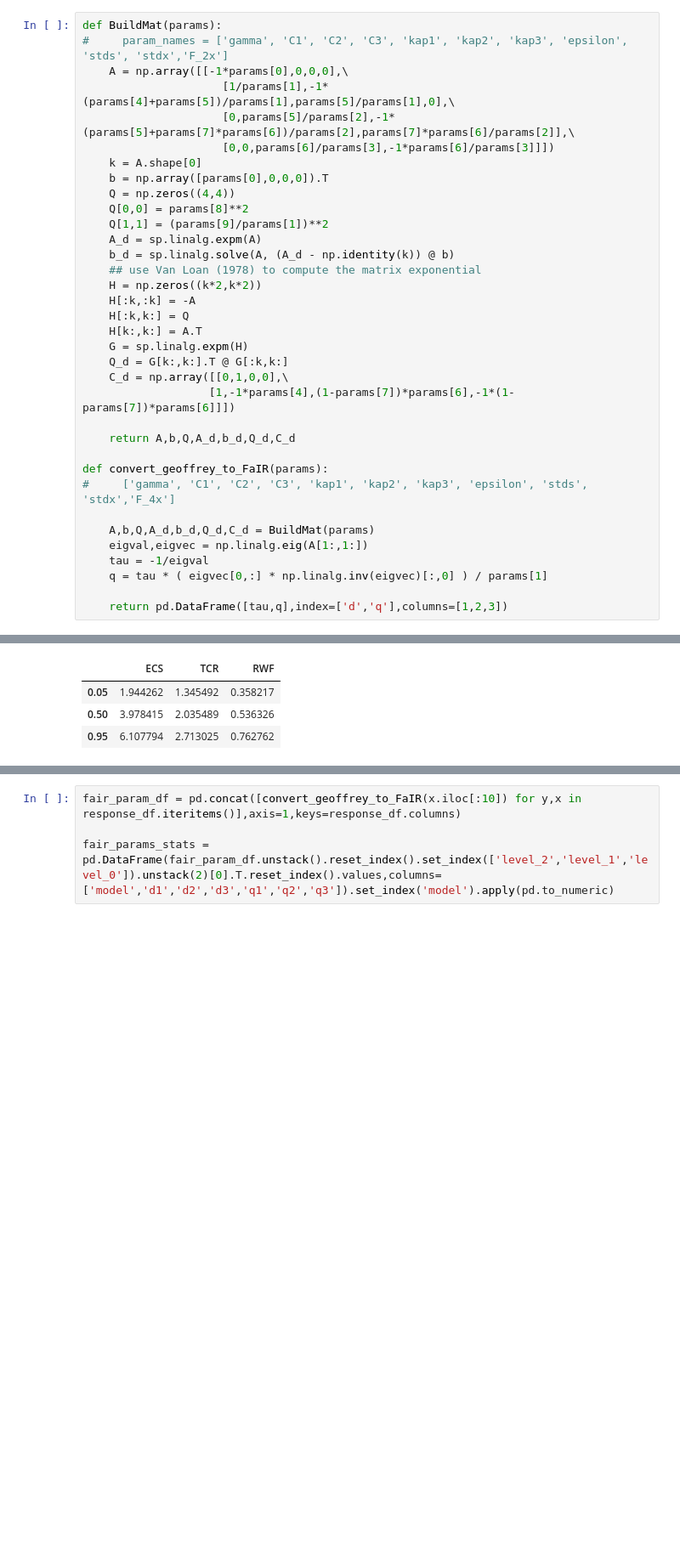
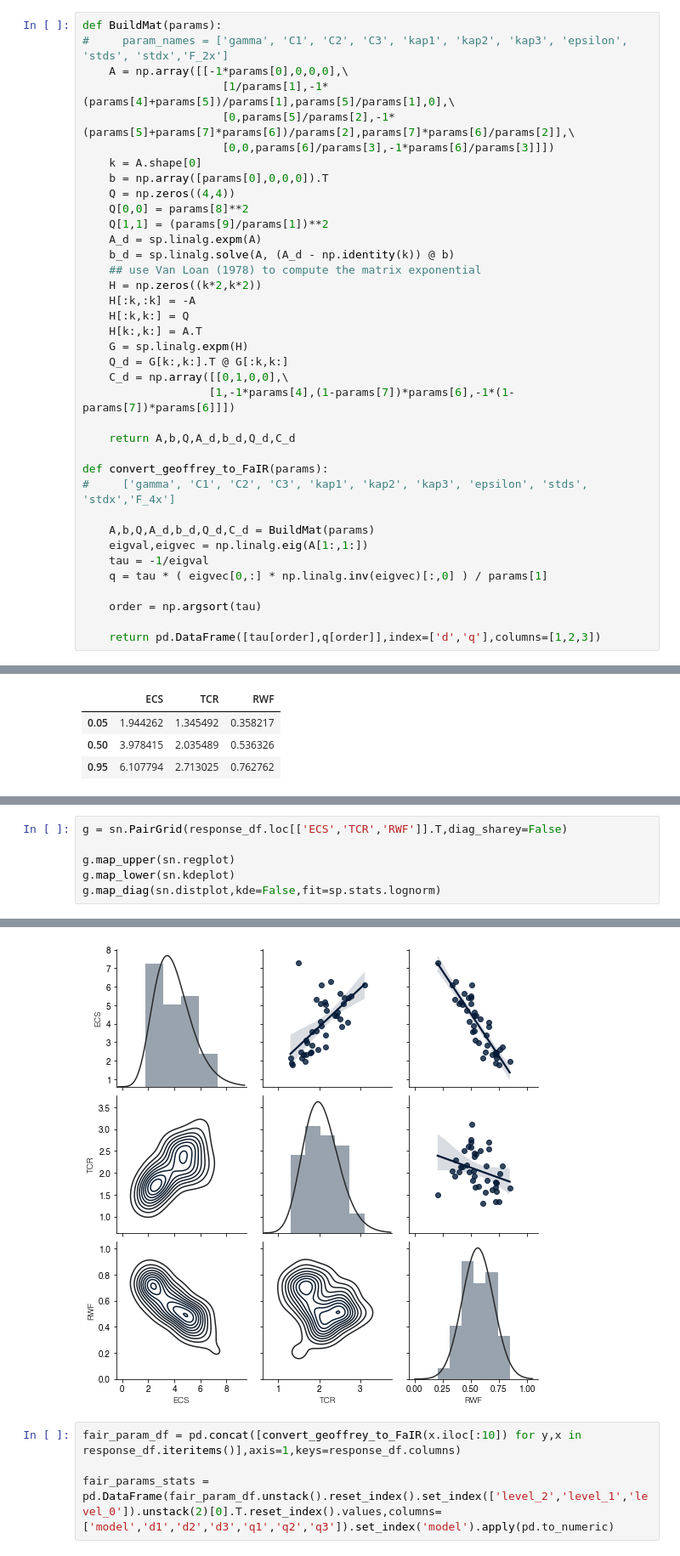
Before and after one commit to njleach/GIR, a Jupyter notebook: GIR/notebooks/CMIP6_parameter_ranges.ipynb, the cells around one changed output, grey strips where cells are left out. Shown at 85% size. Cells and saved outputs as stored; diff of their text form; blank space fills up the shorter version.

```diff
--- a/GIR/notebooks/CMIP6_parameter_ranges.ipynb
+++ b/GIR/notebooks/CMIP6_parameter_ranges.ipynb
@@ -98,7 +102,9 @@ def convert_geoffrey_to_FaIR(params):
     tau = -1/eigval
     q = tau * ( eigvec[0,:] * np.linalg.inv(eigvec)[:,0] ) / params[1]
 
-    return pd.DataFrame([tau,q],index=['d','q'],columns=[1,2,3])
+    order = np.argsort(tau)
+
+    return pd.DataFrame([tau[order],q[order]],index=['d','q'],columns=[1,2,3])
 # %%
 response_df.loc['ECS'] = np.nan
 response_df.loc['TCR'] = np.nan
@@ -129,0 +129,7 @@ sn.heatmap(response_df.loc[['ECS','TCR','RWF']].T.corr(),square=True,annot=True)
+# %%
+g = sn.PairGrid(response_df.loc[['ECS','TCR','RWF']].T,diag_sharey=False)
+
+g.map_upper(sn.regplot)
+g.map_lower(sn.kdeplot)
+g.map_diag(sn.distplot,kde=False,fit=sp.stats.lognorm)
+# %% [output]
@@ -130,3 +137,4 @@ sn.heatmap(response_df.loc[['ECS','TCR','RWF']].T.corr(),square=True,annot=True)
+[figure, added]
 # %%
 fair_param_df = pd.concat([convert_geoffrey_to_FaIR(x.iloc[:10]) for y,x in response_df.iteritems()],axis=1,keys=response_df.columns)
 
```
Also changed, not shown: parts of 22 cells of this notebook, 14 other files.
